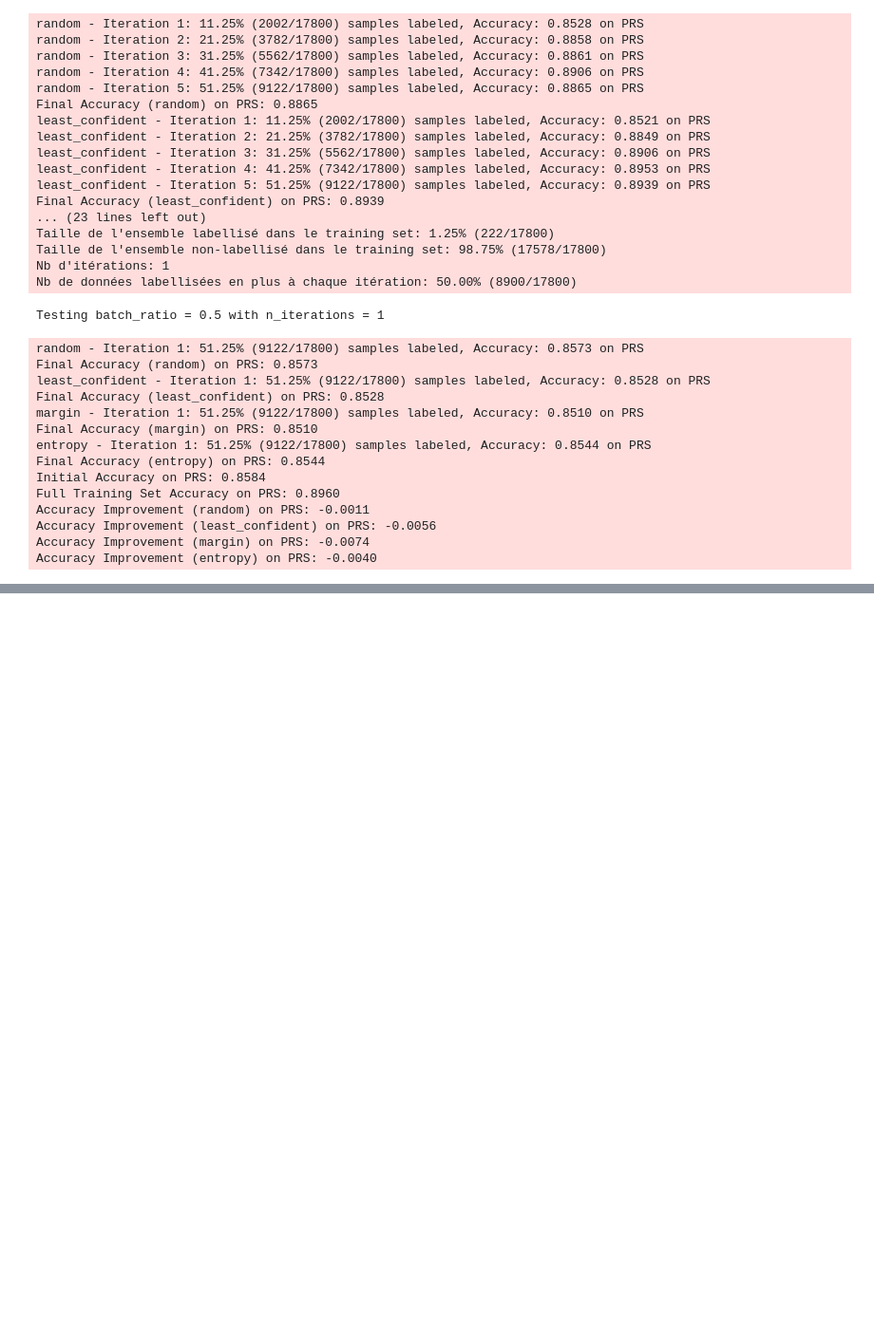
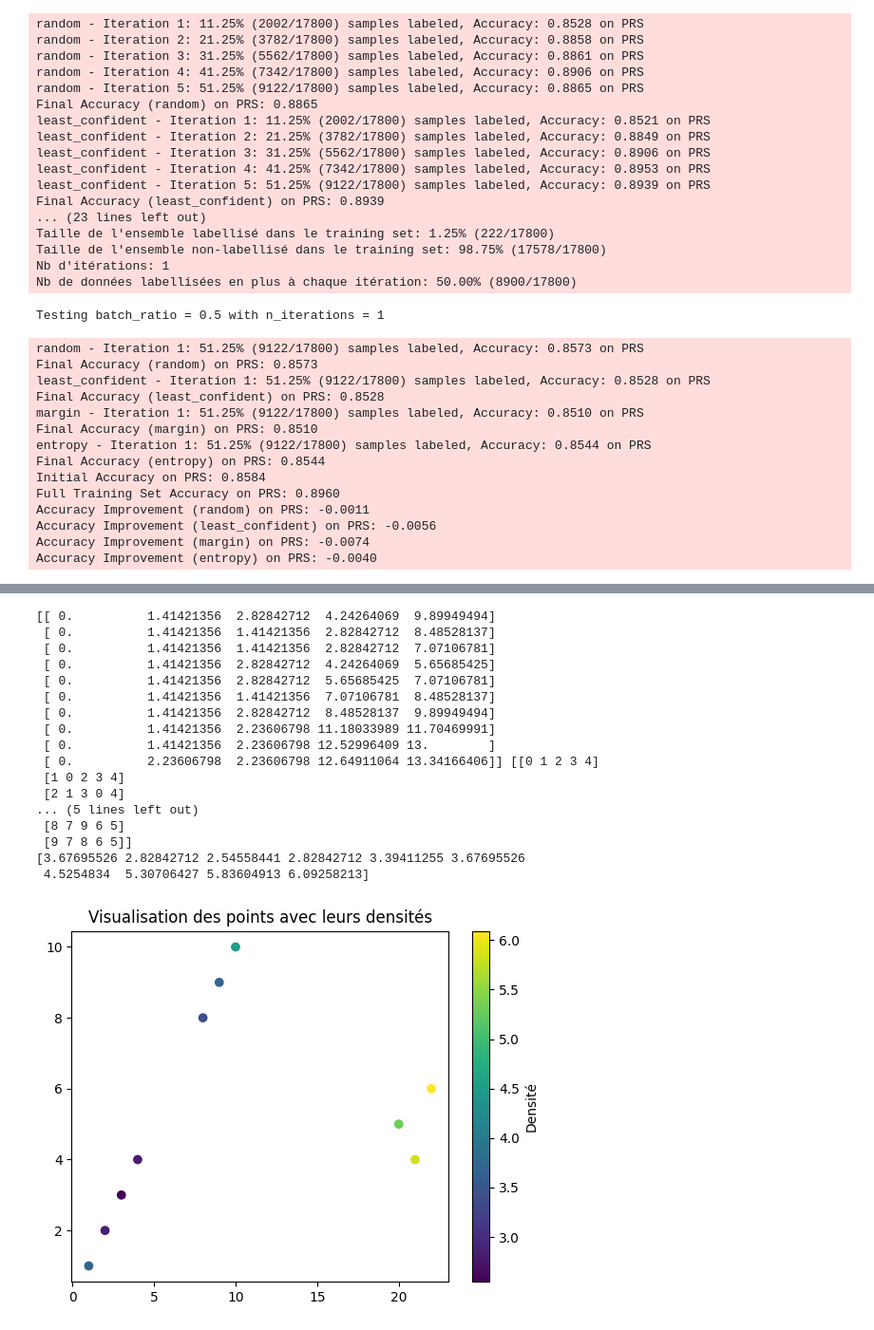
Before and after one commit to ValentinCousin-betclic/active_learning, a Jupyter notebook: src/active_learning_on_PRS_and_MNIST.ipynb, the cells around one changed output, grey strips where cells are left out. Shown at 95% size. Drawn from its saved outputs; the diff is of its cells as text; code cells hidden in the pictures; blank space fills up the shorter version.

```diff
--- a/src/active_learning_on_PRS_and_MNIST.ipynb
+++ b/src/active_learning_on_PRS_and_MNIST.ipynb
@@ -1816,0 +2304,47 @@ Accuracy Improvement (entropy) on Foot: -0.0076
+# %%
+import numpy as np
+import matplotlib.pyplot as plt
+
+# Points dans un espace 2D (x, y)
+X = np.array([
+    [1, 1], [2, 2], [3, 3], [4, 4],  # Cluster dense (points proches)
+    [8, 8], [9, 9], [10, 10],          # Cluster dense (points proches)
+    [20, 5], [21, 4], [22, 6]          # Cluster faible densité (points éloignés)
+])
+
+# Calcul des distances entre chaque point
+from sklearn.neighbors import NearestNeighbors
+
+# Distance à 5 voisins
+knn = NearestNeighbors(n_neighbors=5)
+knn.fit(X)
+distances, indices = knn.kneighbors(X)
+print(distances, indices)
+
+# Densité = moyenne des distances aux 5 plus proches voisins
+densities = distances.mean(axis=1)
+print(densities)
+# Visualisation des clusters et de la densité
+plt.scatter(X[:, 0], X[:, 1], c=densities, cmap='viridis')
+plt.colorbar(label='Densité')
+plt.title('Visualisation des points avec leurs densités')
+plt.show()
+# %% [output]
+[[ 0.          1.41421356  2.82842712  4.24264069  9.89949494]
+ [ 0.          1.41421356  1.41421356  2.82842712  8.48528137]
+ [ 0.          1.41421356  1.41421356  2.82842712  7.07106781]
+ [ 0.          1.41421356  2.82842712  4.24264069  5.65685425]
+ [ 0.          1.41421356  2.82842712  5.65685425  7.07106781]
+ [ 0.          1.41421356  1.41421356  7.07106781  8.48528137]
+ [ 0.          1.41421356  2.82842712  8.48528137  9.89949494]
+ [ 0.          1.41421356  2.23606798 11.18033989 11.70469991]
+ [ 0.          1.41421356  2.23606798 12.52996409 13.        ]
+ [ 0.          2.23606798  2.23606798 12.64911064 13.34166406]] [[0 1 2 3 4]
+ [1 0 2 3 4]
+ [2 1 3 0 4]
+... (5 lines left out)
+ [8 7 9 6 5]
+ [9 7 8 6 5]]
+[3.67695526 2.82842712 2.54558441 2.82842712 3.39411255 3.67695526
+ 4.5254834  5.30706427 5.83604913 6.09258213]
+[figure, added]
```
Also changed, not shown: parts of 20 cells of this notebook, 3 other files.
